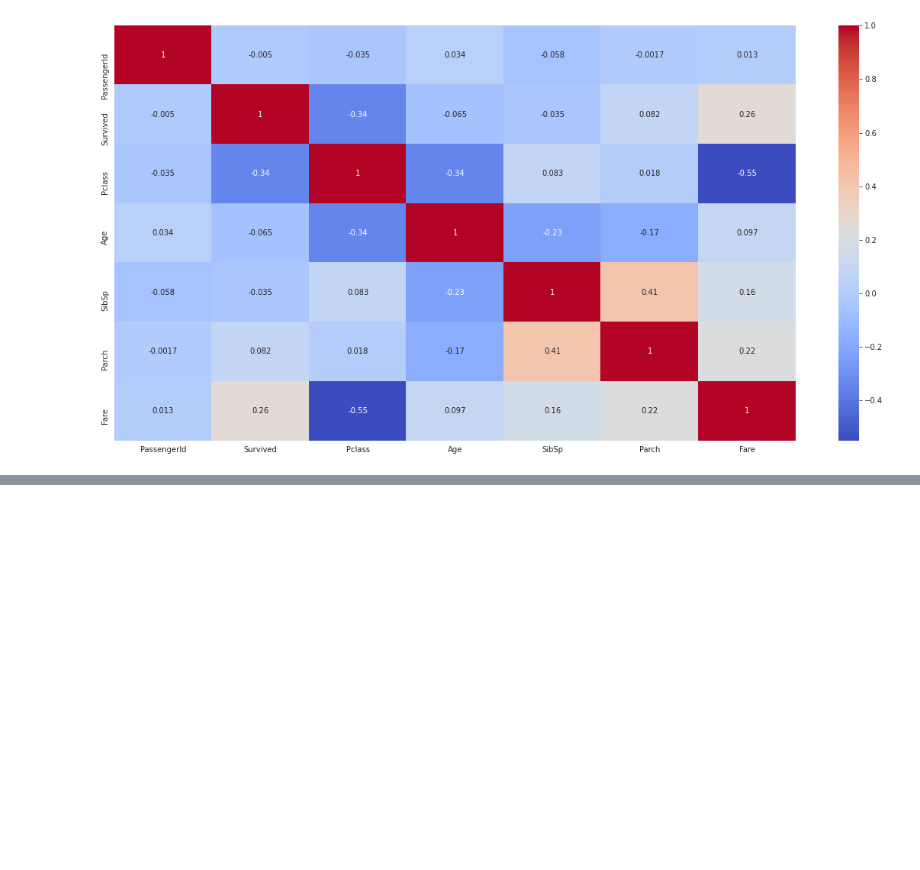
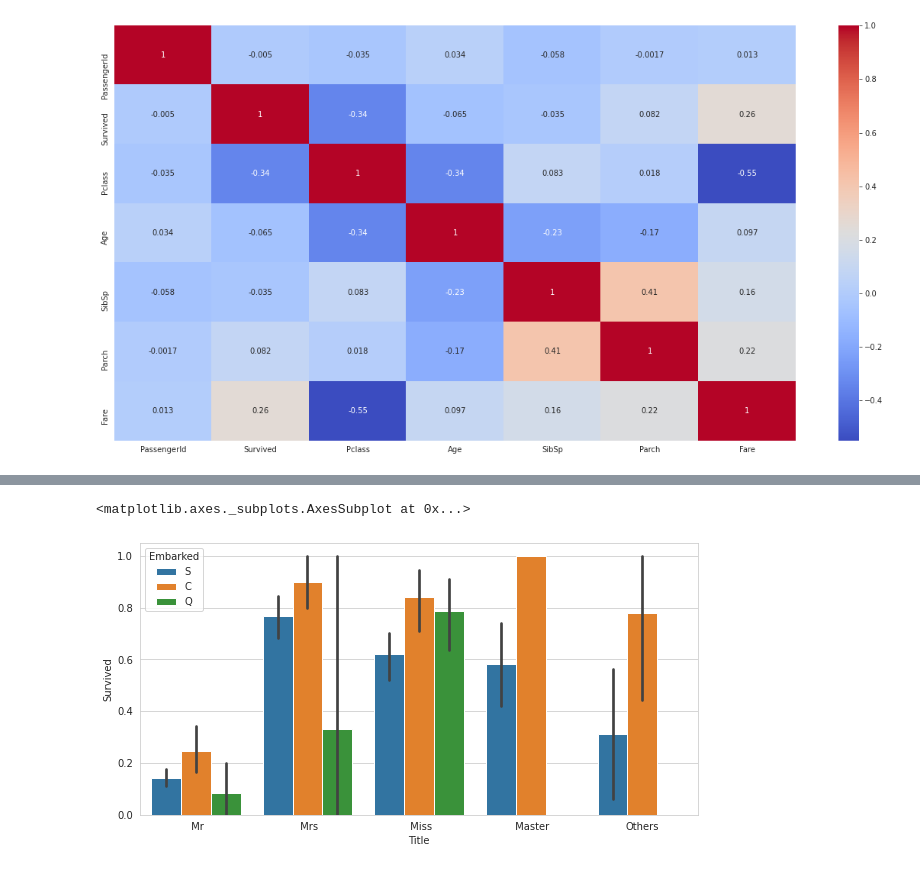
Before and after one commit to ShinyQ/Python-Data-Mining-Titanic_Train_set, a Jupyter notebook: TrainSet.ipynb, the cells around one changed output, grey strips where cells are left out. Drawn from its saved outputs; the diff is of its cells as text; code cells hidden in the pictures; blank space fills up the shorter version.

```diff
--- a/TrainSet.ipynb
+++ b/TrainSet.ipynb
@@ -317,0 +453,6 @@ sns.heatmap(train.corr(), annot=True, cmap='coolwarm')
+# %%
+plt.figure(figsize=(10,5))
+sns.barplot(x='Title', y='Survived', hue='Embarked', data = train)
+# %% [output]
+<matplotlib.axes._subplots.AxesSubplot at 0x...>
+[figure, added]
```
Also changed, not shown: parts of 22 cells of this notebook.
